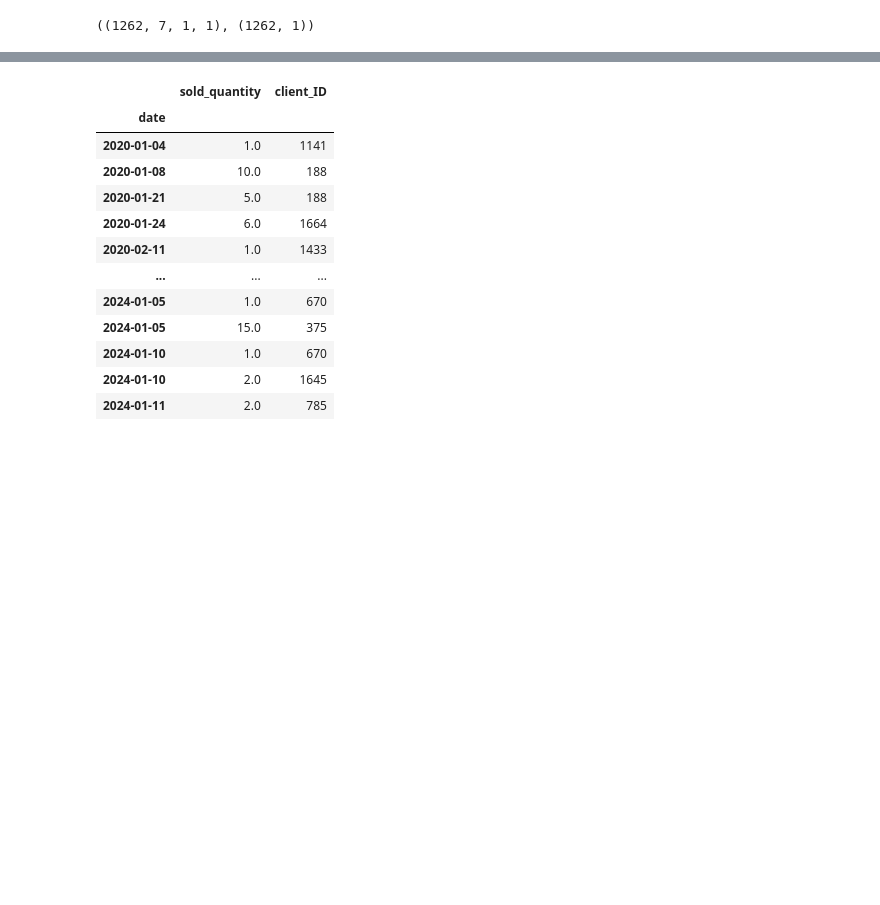
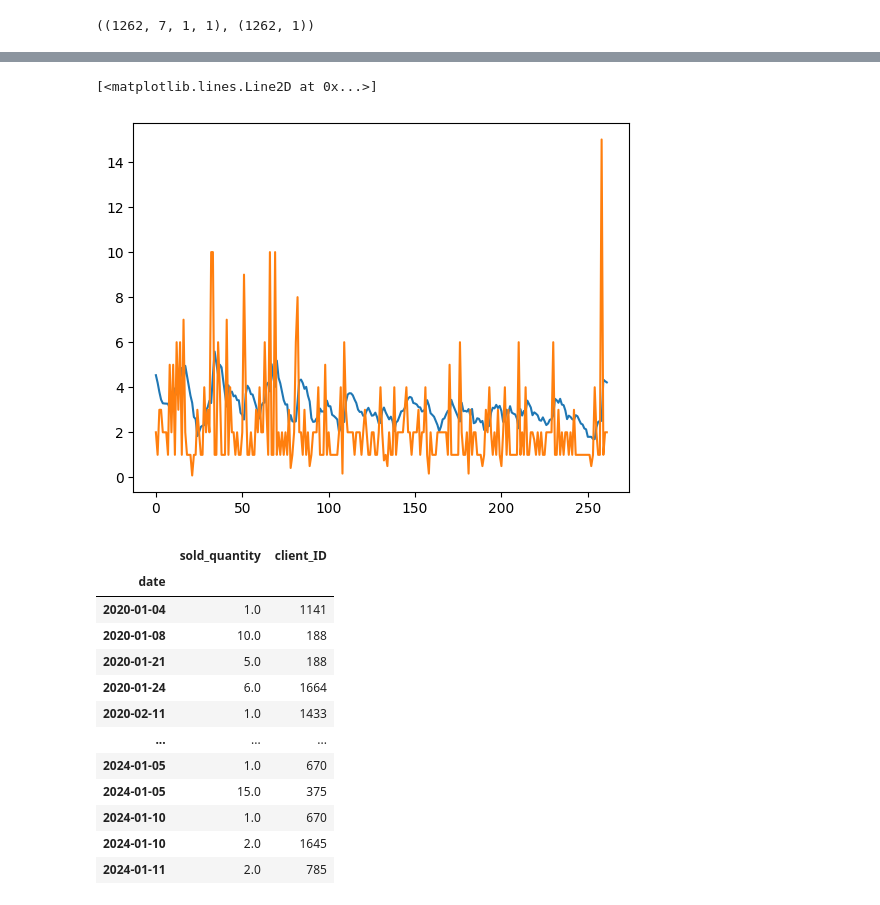
Before and after one commit to marinandres/InventoryOptimizationRNN, a Jupyter notebook: forecast_model.ipynb, the cells around one changed output, grey strips where cells are left out. Saved outputs shown, nothing was run; the diff lists cells and outputs as text; code cells hidden in the pictures; blank space fills up the shorter version.

```diff
--- a/forecast_model.ipynb
+++ b/forecast_model.ipynb
@@ -137,0 +156,15 @@ plt.plot(train_result['Actual'][:50])
+# %%
+def window_slide_method_2(df, windows_size = 7):
+
+    df_np = df.to_numpy()
+    X = []
+    yhat = []
+    for i in range(len(df_np)-windows_size):
+        row = [r for r in df_np[i:i+windows_size]]
+        X.append(row)
+        label = df_np[i+windows_size][0]
+        yhat.append(label)
+    return np.array(X), np.array(yhat)
+
+X_1, y_1 = window_slide_method_2(df_model_rnn)
+X_1.shape, y_1.shape
@@ -137,0 +173,17 @@ plt.plot(train_result['Actual'][:50])
+# %%
+X_train_1, y_train_1 = X_1[:850], y_1[:850]
+X_val_1, y_val_1 = X_1[850:1000], y_1[850:1000]
+X_test_1, y_test_1 = X_1[1000:], y_1[1000:]
+# %%
+# Define the model
+model_rnn = Sequential()
+model_rnn.add(InputLayer((7, 3)))  # Input shape (7, 1) for 7 timesteps with 1 feature
+model_rnn.add(LSTM(128, activation='tanh'))  # SimpleRNN layer with 64 units
+model_rnn.add(Dense(8, activation='relu'))  # Dense layer with ReLU activation
+model_rnn.add(Dense(1, activation='linear'))  # Output layer with linear activation
+# Display model summary
+model_rnn.summary()
+checkpoint = ModelCheckpoint('model_rnn/model_best.keras', save_best_only=True)
+model_rnn.compile(loss=MeanSquaredError(), optimizer=Adam(learning_rate=0.0003), metrics=[RootMeanSquaredError()])
+model_rnn.fit(X_train_1, y_train_1, validation_data=(X_val_1, y_val_1), epochs=10, callbacks=[checkpoint])
+model_rnn = load_model('model_rnn/model_best.keras')
@@ -137,0 +224,5 @@ plt.plot(train_result['Actual'][:50])
+# %%
+train_prediction_1 = model_rnn.predict(X_test_1).flatten()
+y_test_flat_1 = np.ravel(y_test_1)
+train_result_1 = pd.DataFrame(data={'train': train_prediction_1, 'Actual': y_test_flat_1})
+train_result_1
@@ -138,3 +244,9 @@ plt.plot(train_result['Actual'][:50])
+# %%
+plt.plot(train_result_1['train'][:])
+plt.plot(train_result['Actual'][:])
+# %% [output]
+[<matplotlib.lines.Line2D at 0x...>]
+[figure, added]
 # %%
 G = nx.Graph()
 drop = ['unit_cost','unit_price']
```
Also changed, not shown: parts of 11 cells of this notebook.
